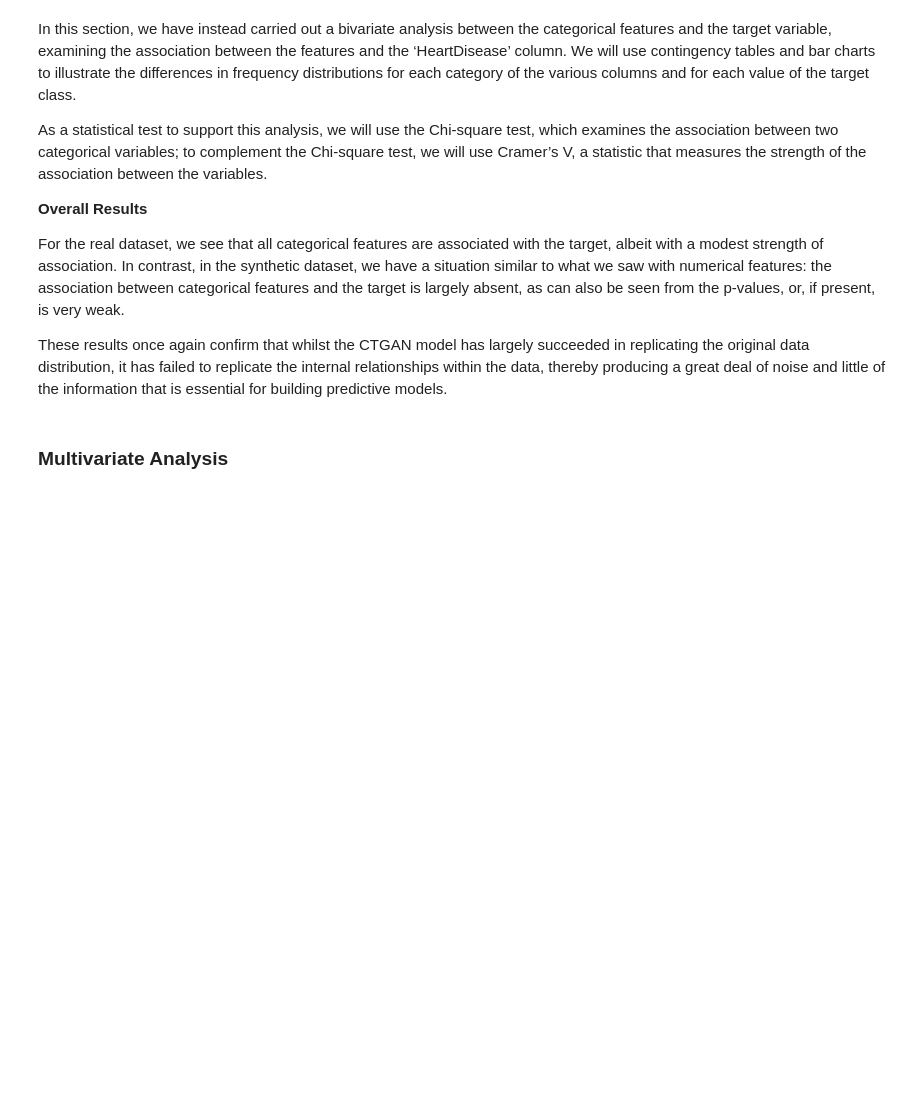
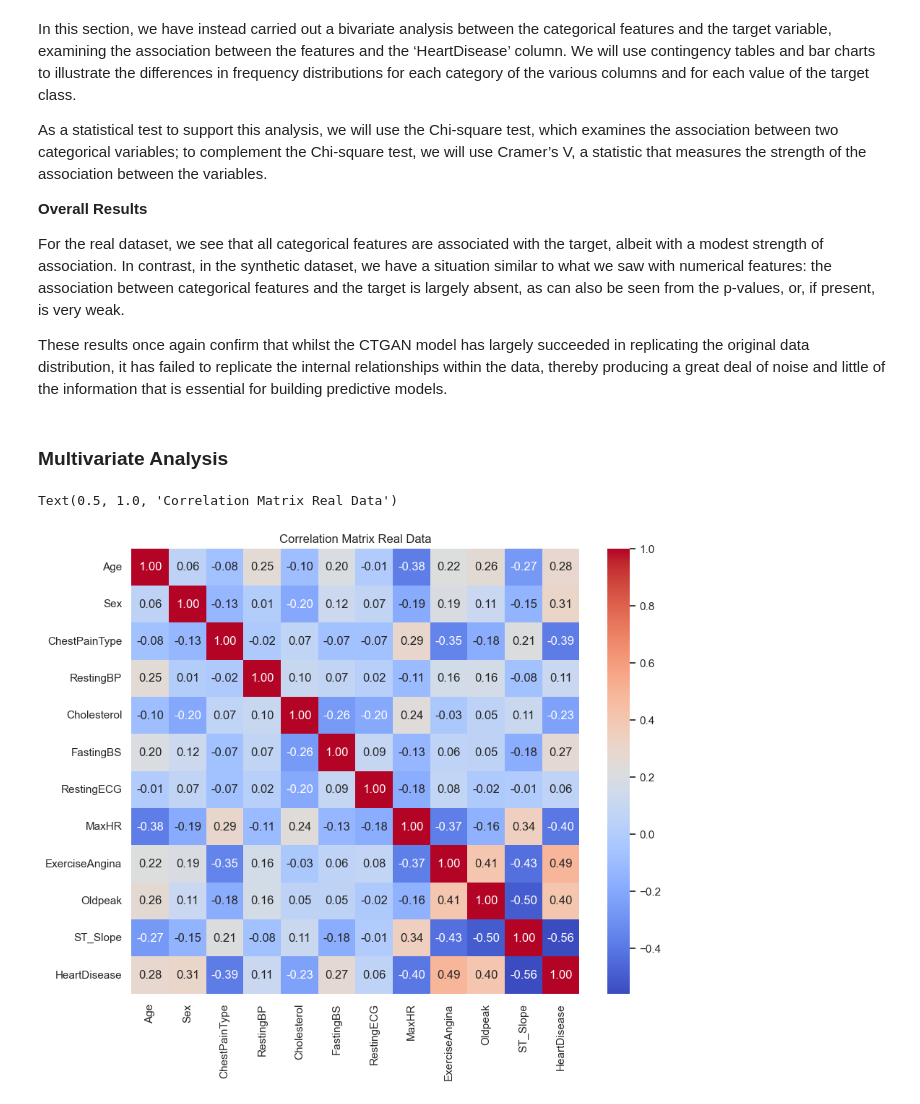
Before and after one commit to RickCraco/computer-science-project, a Jupyter notebook: notebooks/heart_disease_classification_ctgan_xai.ipynb, the cells around one changed output. Cells and saved outputs as stored; diff of their text form; code cells hidden in the pictures; blank space fills up the shorter version.

Commit message:
added correlation matrix real data

```diff
--- a/notebooks/heart_disease_classification_ctgan_xai.ipynb
+++ b/notebooks/heart_disease_classification_ctgan_xai.ipynb
@@ -590,3 +590,9 @@ For the real dataset, we see that all categorical features are associated with t
 These results once again confirm that whilst the CTGAN model has largely succeeded in replicating the original data distribution, it has failed to replicate the internal relationships within the data, thereby producing a great deal of noise and little of the information that is essential for building predictive models.
 # %% [markdown]
 ### Multivariate Analysis
+# %%
+plot_corr_matrix(df=df)
+plt.title("Correlation Matrix Real Data")
+# %% [output]
+Text(0.5, 1.0, 'Correlation Matrix Real Data')
+[figure, added]
```
